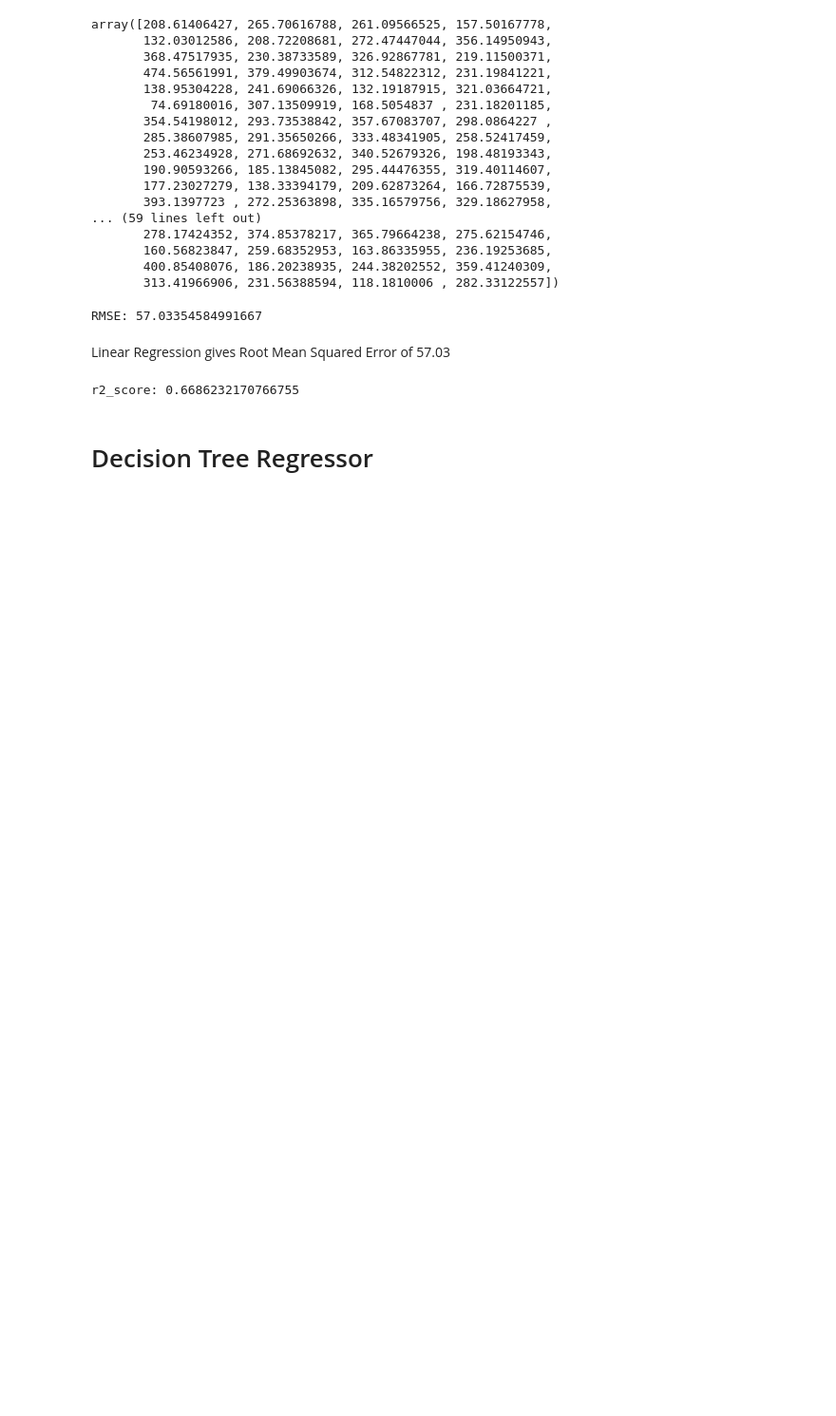
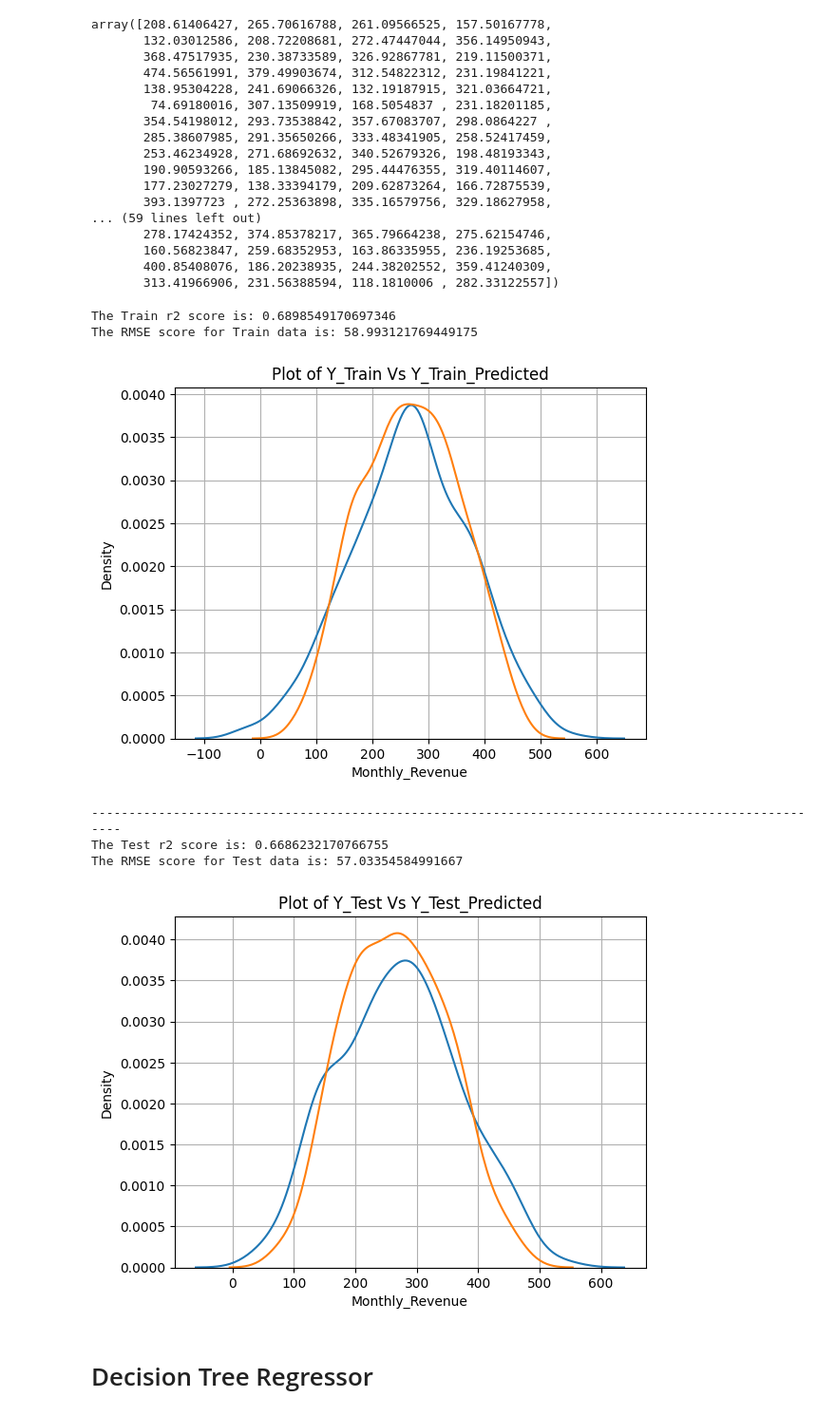
Before and after one commit to shivank124/Kaggle, a Jupyter notebook: restaurant-revenue-prediction-modelbuilding.ipynb, the cells around one changed output. Shown at 95% size. Drawn from its saved outputs; the diff is of its cells as text; code cells hidden in the pictures; blank space fills up the shorter version.

Commit message:
Kaggle Notebook | Restaurant-Revenue-Prediction-ModelBuilding | Version 11

```diff
--- a/restaurant-revenue-prediction-modelbuilding.ipynb
+++ b/restaurant-revenue-prediction-modelbuilding.ipynb
@@ -203,14 +204,28 @@ from sklearn.metrics import *
-# %%
-print(f'RMSE: {mean_squared_error(y_test,y_pred, squared=False)}')
-# %% [output]
-RMSE: 57.03354584991667
-# %% [markdown]
-Linear Regression gives Root Mean Squared Error of 57.03
-# %%
-print(f'r2_score: {r2_score(y_test, y_pred)}')
-r2_score_lr = r2_score(y_test,y_pred)
-# %% [output]
-r2_score: 0.6686232170766755
+# %%
+y_pred_train = lr.predict(x_train)
+print(f"The Train r2 score is: {r2_score(y_train,y_pred_train)}")
+print(f"The RMSE score for Train data is: {mean_squared_error(y_train,y_pred_train,squared=False)}")
+sns.kdeplot(y_train)
+sns.kdeplot(y_pred_train)
+plt.grid()
+plt.title('Plot of Y_Train Vs Y_Train_Predicted')
+plt.show()
+print("--"*50)
+print(f"The Test r2 score is: {r2_score(y_test,y_pred)}")
+print(f"The RMSE score for Test data is: {mean_squared_error(y_test,y_pred,squared=False)}")
+sns.kdeplot(y_test)
+sns.kdeplot(y_pred)
+plt.grid()
+plt.title('Plot of Y_Test Vs Y_Test_Predicted')
+plt.show()
+# %% [output]
+The Train r2 score is: 0.6898549170697346
+The RMSE score for Train data is: 58.993121769449175
+[figure, added]
+----------------------------------------------------------------------------------------------------
+The Test r2 score is: 0.6686232170766755
+The RMSE score for Test data is: 57.03354584991667
+[figure, added]
 # %% [markdown]
 # Decision Tree Regressor
 # %%
```
Also changed, not shown: parts of 13 cells of this notebook.
